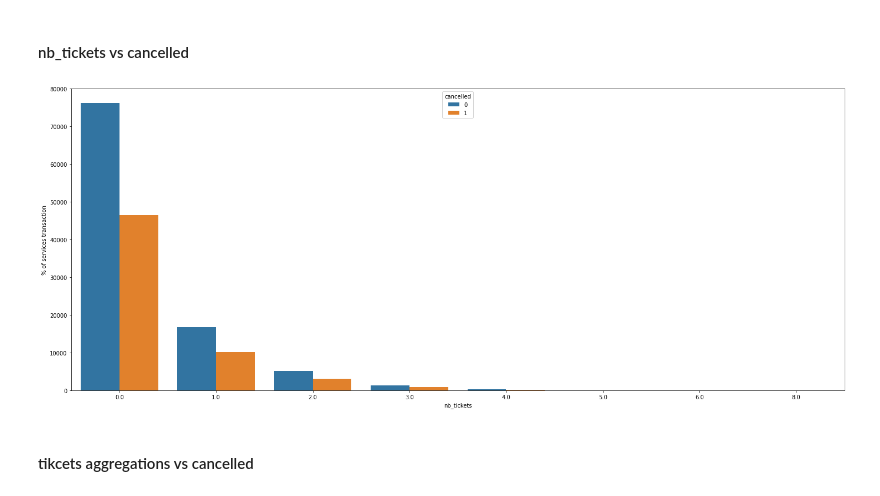
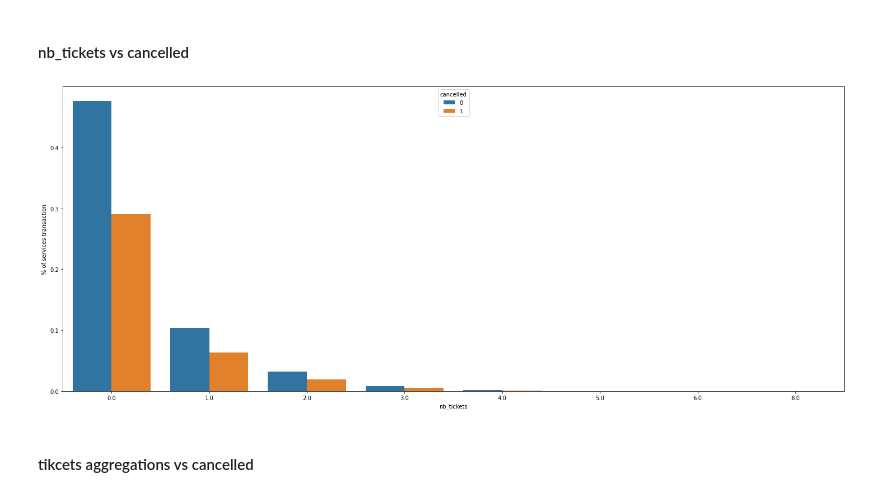
Before and after one commit to nicoperetti/fligoo-tech-interview, a Jupyter notebook: notebooks/EDA.ipynb, the cells around one changed output. Saved outputs shown, nothing was run; the diff lists cells and outputs as text; code cells hidden in the pictures.

```diff
--- a/notebooks/EDA.ipynb
+++ b/notebooks/EDA.ipynb
@@ -407,7 +407,7 @@ contact_df.head(2)
 service_contact_df = service_df[["cust_id_mask", "record_date_service"]].merge(contact_df, how="inner", on="cust_id_mask")
 
 # Tickets raised before date transaction
-service_contact_df = service_contact_df[service_contact_df["record_date_contact"] <= service_contact_df["record_date_service"]]
+service_contact_df = service_contact_df[service_contact_df["record_date_contact"] < service_contact_df["record_date_service"]]
 
 agg_dict = {
     'channel_app': 'sum',
@@ -443,12 +443,12 @@ service_contact_df.head(2)
 # %%
 fig, axis = plt.subplots(1, 1, figsize=(25, 10))
 axis_y = "% of services transaction"
 variable_to_analyse = "nb_tickets"
-a = service_contact_df.groupby(variable_to_analyse)["cancelled"].value_counts()
+a = service_contact_df.groupby(variable_to_analyse)["cancelled"].value_counts() / len(service_contact_df)
 a = a.to_frame().rename({"cancelled": axis_y}, axis=1).reset_index()
 ax = sns.barplot(x=variable_to_analyse, y=axis_y, hue='cancelled', data=a, ax=axis)
 # %% [output]
-[figure, old version]
+[figure, new version]
 # %% [markdown]
 #### tikcets aggregations vs cancelled
 # %%
```
Also changed, not shown: 4 other files.
